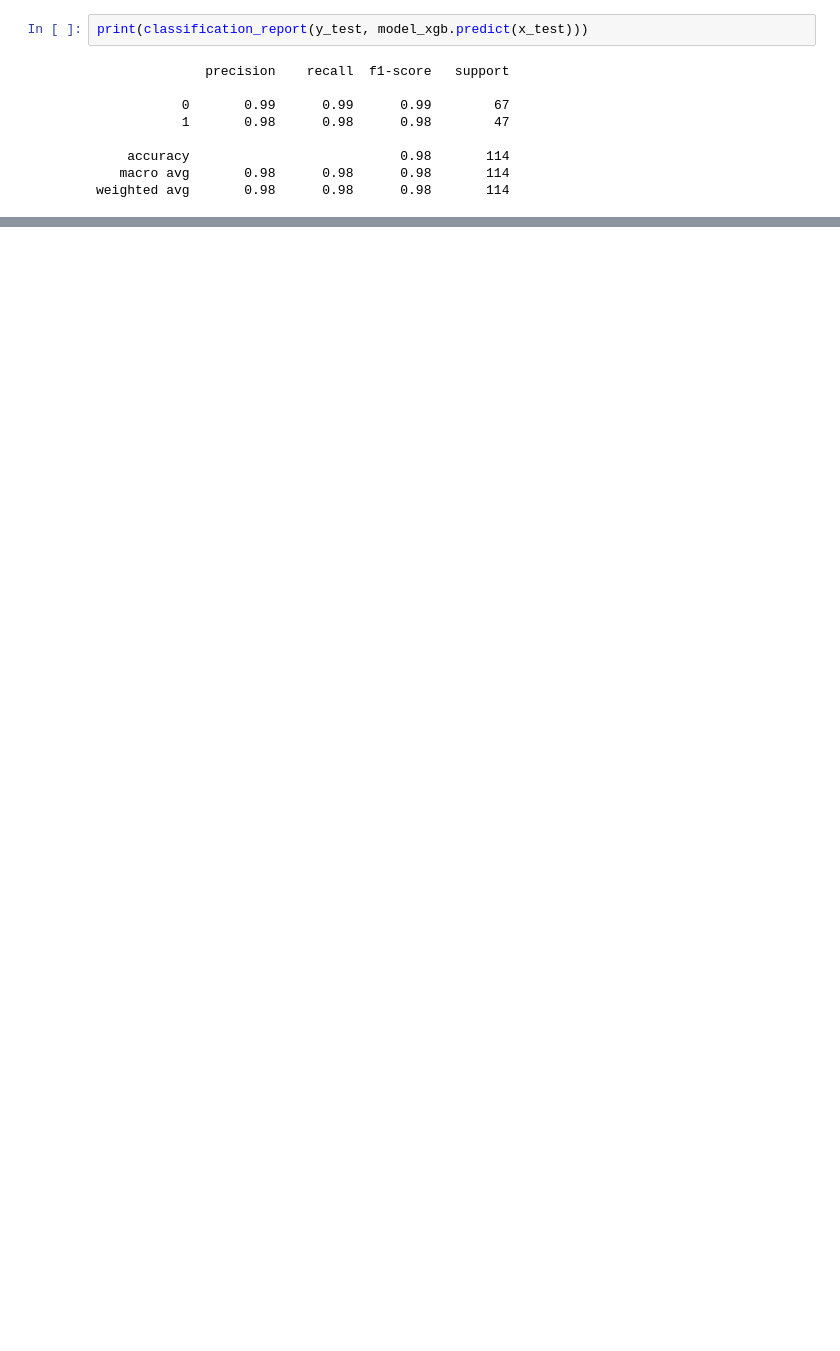
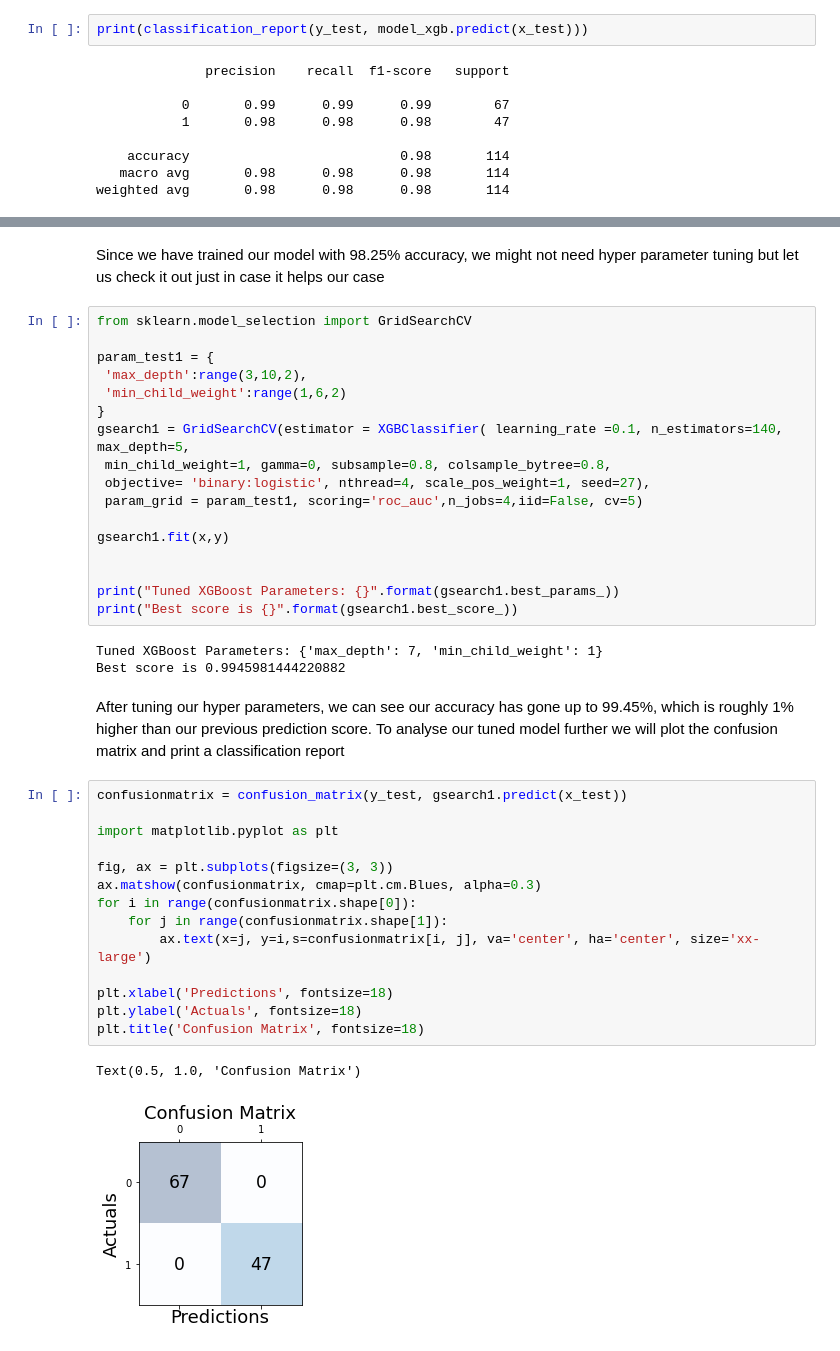
Before and after one commit to JyotBuch/Kaggle-Projects, a Jupyter notebook: Breast-Cancer-Detection/Breast-Cancer-Detection.ipynb, the cells around one changed output, grey strips where cells are left out. Saved outputs shown, nothing was run; the diff lists cells and outputs as text; blank space fills up the shorter version.

Commit message:
99.45% accuracy Breast Cancer

```diff
--- a/Breast-Cancer-Detection/Breast-Cancer-Detection.ipynb
+++ b/Breast-Cancer-Detection/Breast-Cancer-Detection.ipynb
@@ -416,3 +424,45 @@ predictedvalues
 | 516 | 1 | 1 |
 | 500 | 0 | 0 |
 114 rows × 2 columns
+# %% [markdown]
+Since we have trained our model with 98.25% accuracy, we might not need hyper parameter tuning but let us check it out just in case it helps our case
+# %%
+from sklearn.model_selection import GridSearchCV
+
+param_test1 = {
+ 'max_depth':range(3,10,2),
+ 'min_child_weight':range(1,6,2)
+}
+gsearch1 = GridSearchCV(estimator = XGBClassifier( learning_rate =0.1, n_estimators=140, max_depth=5,
+ min_child_weight=1, gamma=0, subsample=0.8, colsample_bytree=0.8,
+ objective= 'binary:logistic', nthread=4, scale_pos_weight=1, seed=27),
+ param_grid = param_test1, scoring='roc_auc',n_jobs=4,iid=False, cv=5)
+
+gsearch1.fit(x,y)
+
+
+print("Tuned XGBoost Parameters: {}".format(gsearch1.best_params_))
+print("Best score is {}".format(gsearch1.best_score_))
+# %% [output]
+Tuned XGBoost Parameters: {'max_depth': 7, 'min_child_weight': 1}
+Best score is 0.9945981444220882
+# %% [markdown]
+After tuning our hyper parameters, we can see our accuracy has gone up to 99.45%, which is roughly 1%
+higher than our previous prediction score. To analyse our tuned model further we will plot the confusion matrix and print a classification report
+# %%
+confusionmatrix = confusion_matrix(y_test, gsearch1.predict(x_test))
+
+import matplotlib.pyplot as plt
+
+fig, ax = plt.subplots(figsize=(3, 3))
+ax.matshow(confusionmatrix, cmap=plt.cm.Blues, alpha=0.3)
+for i in range(confusionmatrix.shape[0]):
+    for j in range(confusionmatrix.shape[1]):
+        ax.text(x=j, y=i,s=confusionmatrix[i, j], va='center', ha='center', size='xx-large')
+
+plt.xlabel('Predictions', fontsize=18)
+plt.ylabel('Actuals', fontsize=18)
+plt.title('Confusion Matrix', fontsize=18)
+# %% [output]
+Text(0.5, 1.0, 'Confusion Matrix')
+[figure, added]
```
Also changed, not shown: parts of 16 cells of this notebook, 2 other files.
